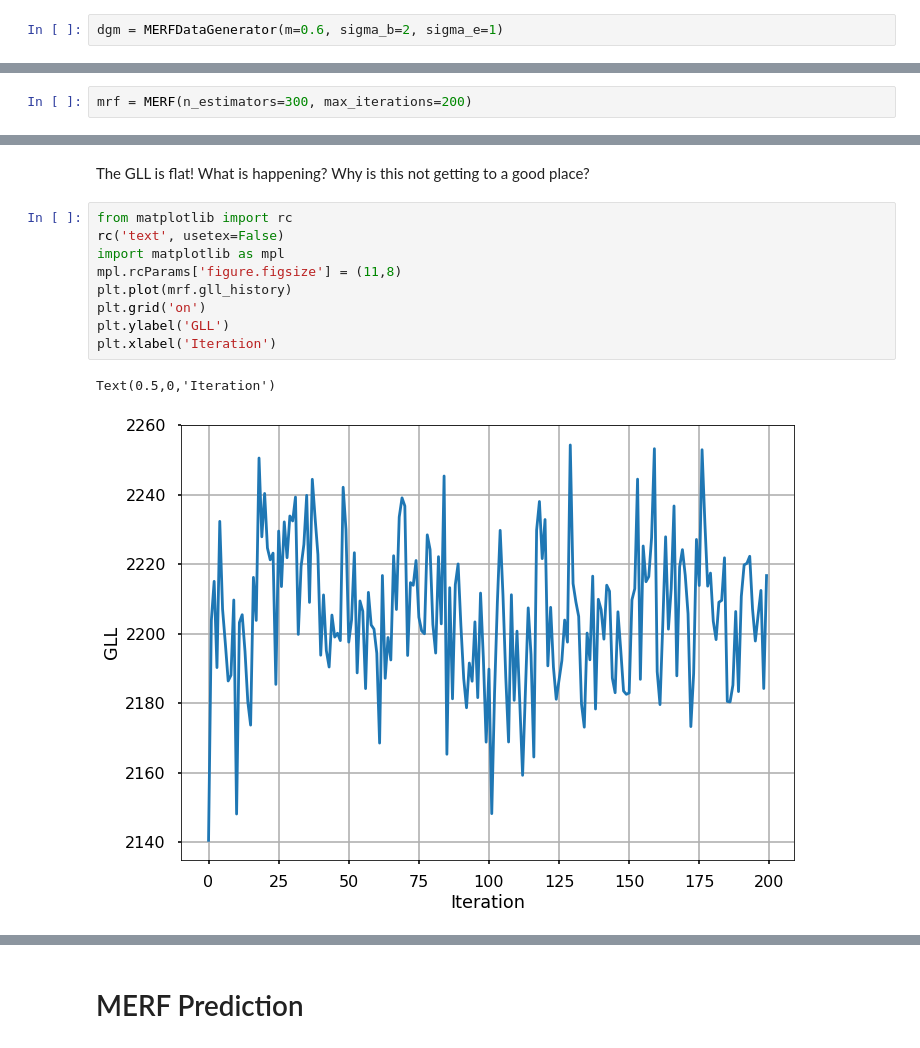
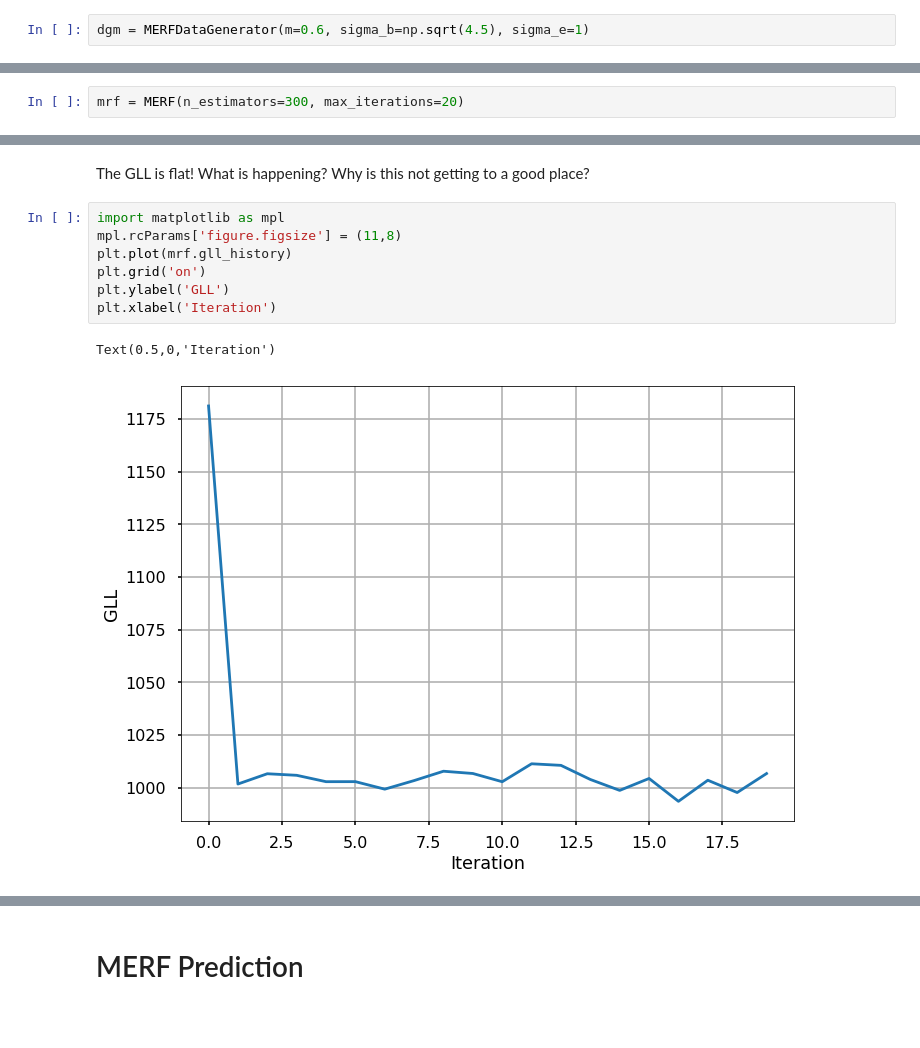
Before and after one commit to manifoldai/merf, a Jupyter notebook: notebooks/MERF Evaluation.ipynb, the cells around one changed output, grey strips where cells are left out. Drawn from its saved outputs; the diff is of its cells as text; blank space fills up the shorter version.

```diff
--- a/notebooks/MERF Evaluation.ipynb
+++ b/notebooks/MERF Evaluation.ipynb
@@ -21,7 +21,7 @@ from src.merf import MERF
 # %% [markdown]
 # Test Data Generation
 # %%
-dgm = MERFDataGenerator(m=0.6, sigma_b=2, sigma_e=1)
+dgm = MERFDataGenerator(m=0.6, sigma_b=np.sqrt(4.5), sigma_e=1)
 # %%
 num_clusters_each_size = 20
 train_sizes = [1, 3, 5, 7, 9]
@@ -52,7 +58,7 @@ Z_train = train[['Z']]
 clusters_train = train['cluster']
 y_train = train['y']
 # %%
-mrf = MERF(n_estimators=300, max_iterations=200)
+mrf = MERF(n_estimators=300, max_iterations=20)
 # %%
 mrf.fit(X_train, Z_train, clusters_train, y_train)
 # %% [output]
@@ -77,17 +86,15 @@ INFO     [merf.py:228] GLL is 2216.701680977107 at iteration 200.
 # %% [markdown]
 The GLL is flat! What is happening? Why is this not getting to a good place?
 # %%
-from matplotlib import rc
-rc('text', usetex=False)
 import matplotlib as mpl
 mpl.rcParams['figure.figsize'] = (11,8)
 plt.plot(mrf.gll_history)
 plt.grid('on')
 plt.ylabel('GLL')
 plt.xlabel('Iteration')
 # %% [output]
 Text(0.5,0,'Iteration')
-[figure, old version]
+[figure, new version]
 # %%
 D_hat_history = [x[0][0] for x in mrf.D_hat_history]
 plt.plot(D_hat_history)
```
Also changed, not shown: parts of 9 cells of this notebook, 1 other file.
